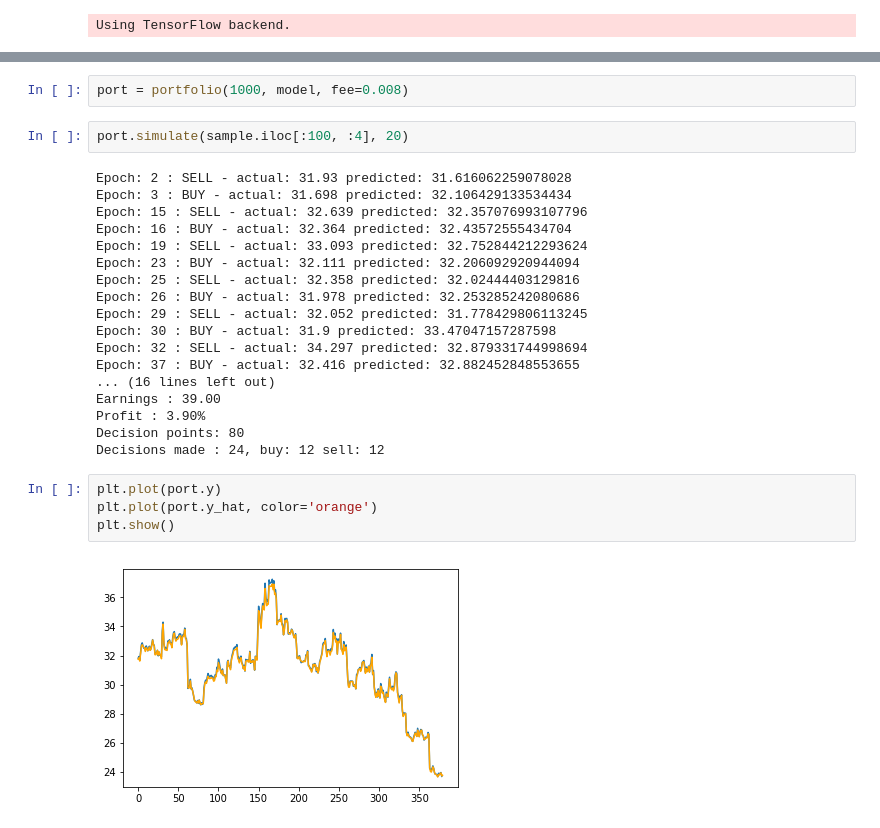
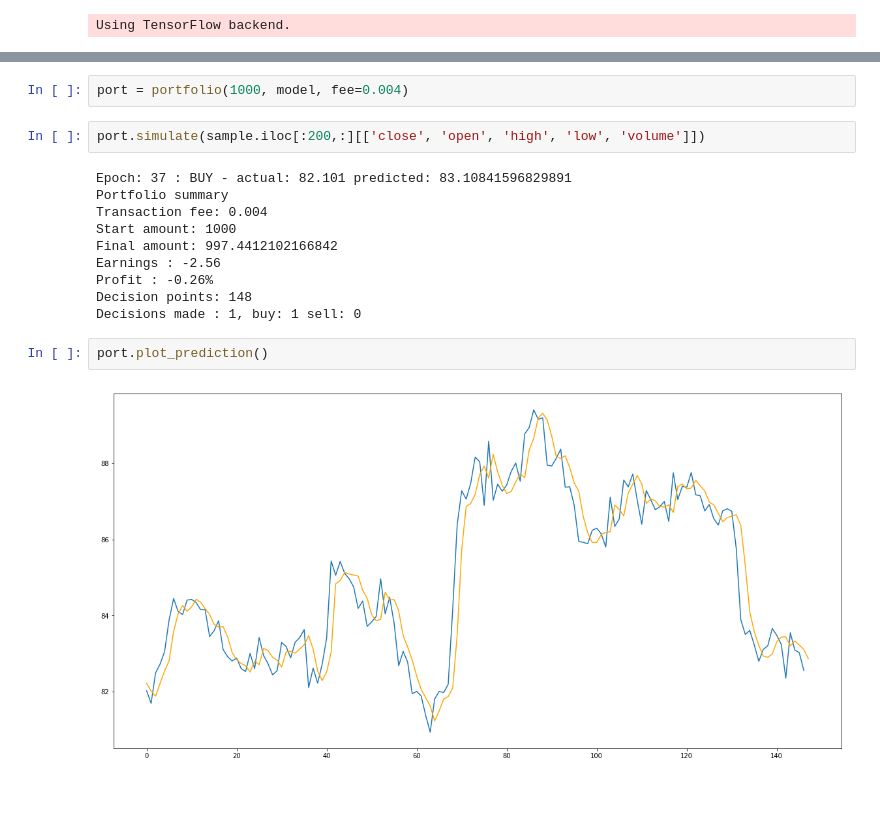
Before and after one commit to bitreport-org/Bitreport, a Jupyter notebook: prophecy/ProphecyTests.ipynb, the cells around one changed output, grey strips where cells are left out. Cells and saved outputs as stored; diff of their text form; blank space fills up the shorter version.

```diff
--- a/prophecy/ProphecyTests.ipynb
+++ b/prophecy/ProphecyTests.ipynb
@@ -336,31 +346,21 @@ sample = pd.read_pickle('data/LTCUSD:1h_full.pkl')
 # %%
-port = portfolio(1000, model, fee=0.008)
+port = portfolio(1000, model, fee=0.004)
 # %%
-port.simulate(sample.iloc[:100, :4], 20)
+port.simulate(sample.iloc[:200,:][['close', 'open', 'high', 'low', 'volume']])
 # %% [output]
-Epoch: 2 : SELL - actual: 31.93 predicted: 31.616062259078028
-Epoch: 3 : BUY - actual: 31.698 predicted: 32.106429133534434
-Epoch: 15 : SELL - actual: 32.639 predicted: 32.357076993107796
-Epoch: 16 : BUY - actual: 32.364 predicted: 32.43572555434704
-Epoch: 19 : SELL - actual: 33.093 predicted: 32.752844212293624
-Epoch: 23 : BUY - actual: 32.111 predicted: 32.206092920944094
-Epoch: 25 : SELL - actual: 32.358 predicted: 32.02444403129816
-Epoch: 26 : BUY - actual: 31.978 predicted: 32.253285242080686
-Epoch: 29 : SELL - actual: 32.052 predicted: 31.778429806113245
-Epoch: 30 : BUY - actual: 31.9 predicted: 33.47047157287598
-Epoch: 32 : SELL - actual: 34.297 predicted: 32.879331744998694
-Epoch: 37 : BUY - actual: 32.416 predicted: 32.882452848553655
-... (16 lines left out)
-Earnings : 39.00
-Profit : 3.90%
-Decision points: 80
-Decisions made : 24, buy: 12 sell: 12
+Epoch: 37 : BUY - actual: 82.101 predicted: 83.10841596829891
+Portfolio summary
+Transaction fee: 0.004
+Start amount: 1000
+Final amount: 997.4412102166842
+Earnings : -2.56
+Profit : -0.26%
+Decision points: 148
+Decisions made : 1, buy: 1 sell: 0
-# %%
-plt.plot(port.y)
-plt.plot(port.y_hat, color='orange')
-plt.show()
-# %% [output]
-[figure, removed]
+# %%
+port.plot_prediction()
+# %% [output]
+[figure, added]
 # %%
 port.plot_history()
 # %% [output]
```
Also changed, not shown: parts of 30 cells of this notebook, 6 other files.
